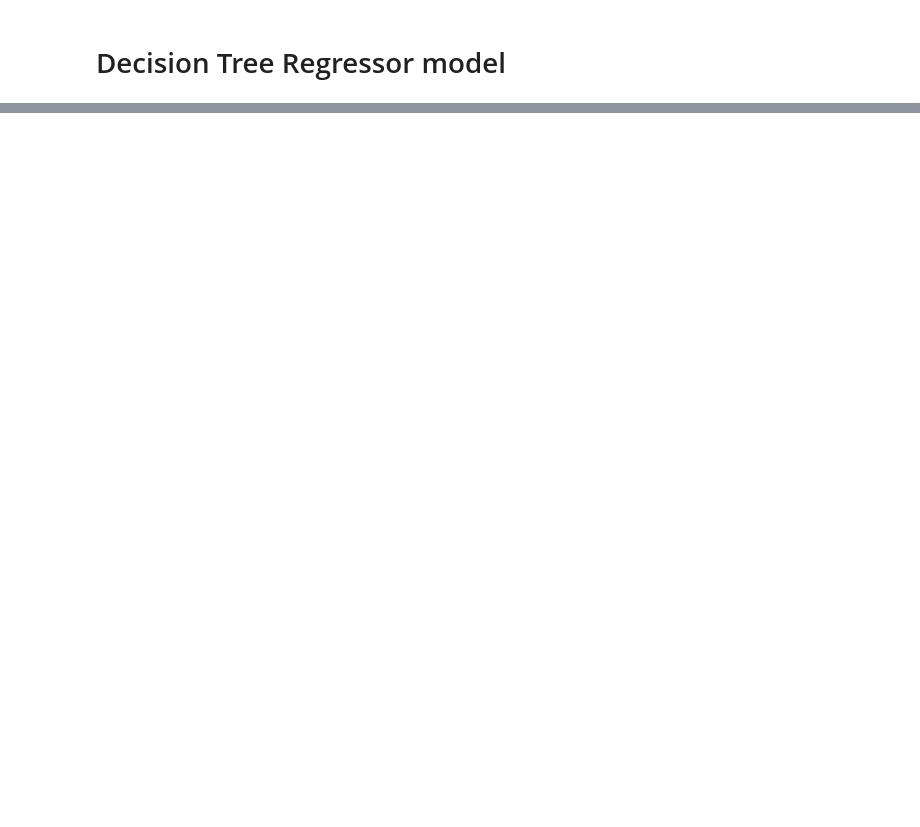
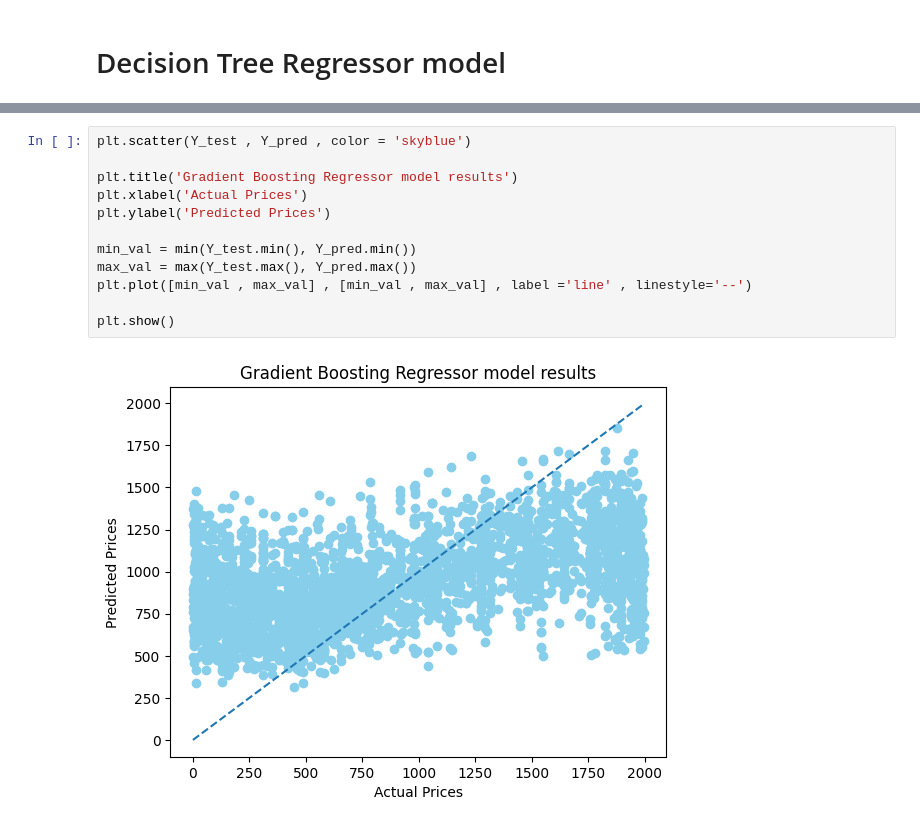
Before and after one commit to waloly29at-oss/Car-Price-Prediction, a Jupyter notebook: src/notebooks/EDA.ipynb, the cells around one changed output, grey strips where cells are left out. Drawn from its saved outputs; the diff is of its cells as text; blank space fills up the shorter version.

```diff
--- a/src/notebooks/EDA.ipynb
+++ b/src/notebooks/EDA.ipynb
@@ -461,0 +539,14 @@ plt.show()
+# %%
+plt.scatter(Y_test , Y_pred , color = 'skyblue')
+
+plt.title('Gradient Boosting Regressor model results')
+plt.xlabel('Actual Prices')
+plt.ylabel('Predicted Prices')
+
+min_val = min(Y_test.min(), Y_pred.min())
+max_val = max(Y_test.max(), Y_pred.max())
+plt.plot([min_val , max_val] , [min_val , max_val] , label ='line' , linestyle='--')
+
+plt.show()
+# %% [output]
+[figure, added]
```
Also changed, not shown: parts of 17 cells of this notebook.
